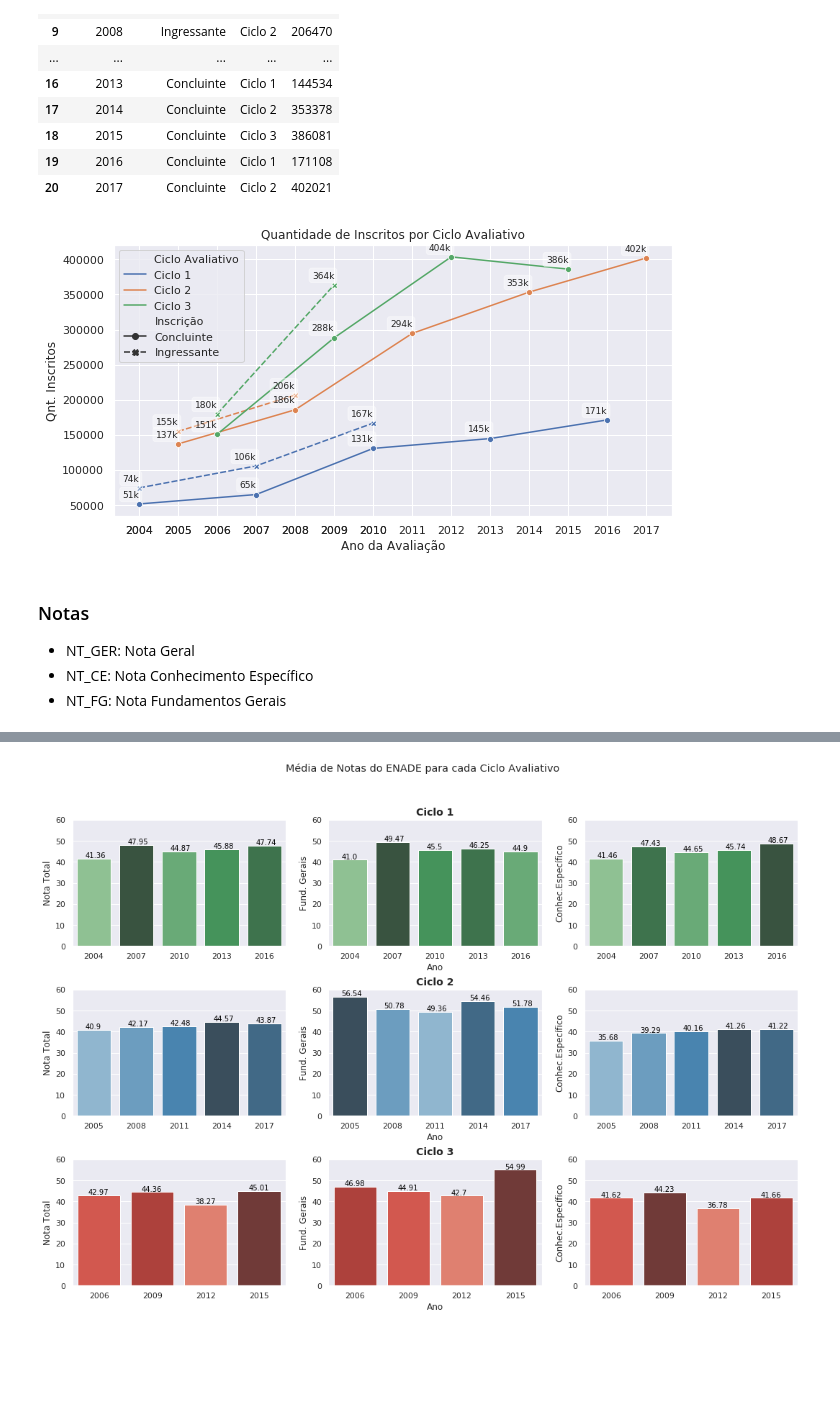
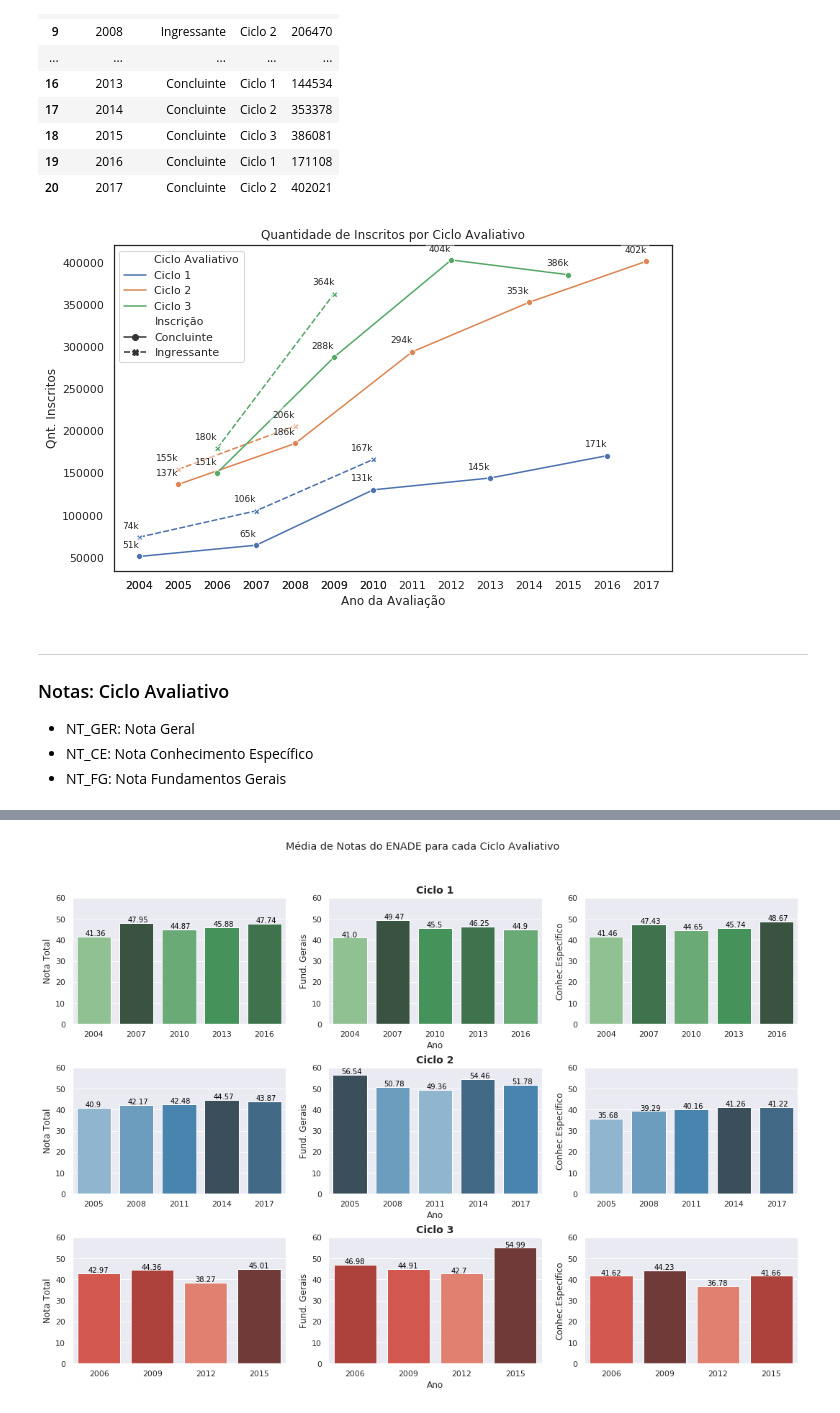
Before and after one commit to andrespp/ds-enade, a Jupyter notebook: analysis/data-visualization.ipynb, the cells around one changed output, grey strips where cells are left out. Cells and saved outputs as stored; diff of their text form; code cells hidden in the pictures; blank space fills up the shorter version.

```diff
--- a/analysis/data-visualization.ipynb
+++ b/analysis/data-visualization.ipynb
@@ -334,32 +96,33 @@ dfp
 | 19 | 2016 | Concluinte | Ciclo 1 | 171108 |
 | 20 | 2017 | Concluinte | Ciclo 2 | 402021 |
 # %%
-sns.set()
-fig = plt.figure(figsize=(10, 5))
+sns.set(style="white")
+fig = plt.figure(figsize=(10, 6))
 
 # Nomes mudados para a legenda
 dfp['Ciclo Avaliativo'] = dfp['CICLO']
 dfp['Inscrição'] = dfp['NM_INSCRICAO']
 
 ax = sns.lineplot(x="NU_ANO", y="COUNT", hue="Ciclo Avaliativo", style="Inscrição",
                   data=dfp, markers=True)
 ax.set_title('Quantidade de Inscritos por Ciclo Avaliativo')
 ax.set_xlabel('Ano da Avaliação')
 ax.set_ylabel('Qnt. Inscritos')
 
 # Exibir todos os anos no eixo x
 plt.xticks(dfp['NU_ANO'])
 
 # Números indicados nos marcadores
 for i,j in zip(dfp['NU_ANO'], dfp['COUNT']):
     ax.annotate(str(round(j/1000))+"k",xy=(i,j), ha='right', fontsize=9,
                 xytext=(i, j+10000), bbox=dict(boxstyle='round', fc='w', alpha=0.4))
 
 plt.savefig('Qnt Inscritos.png', dpi=800)
 # %% [output]
-[figure, old version]
+[figure, new version]
 # %% [markdown]
-### Notas
+---------
+### Notas: Ciclo Avaliativo
 
 * NT_GER: Nota Geral
 * NT_CE: Nota Conhecimento Específico
```
Also changed, not shown: parts of 47 cells of this notebook.
